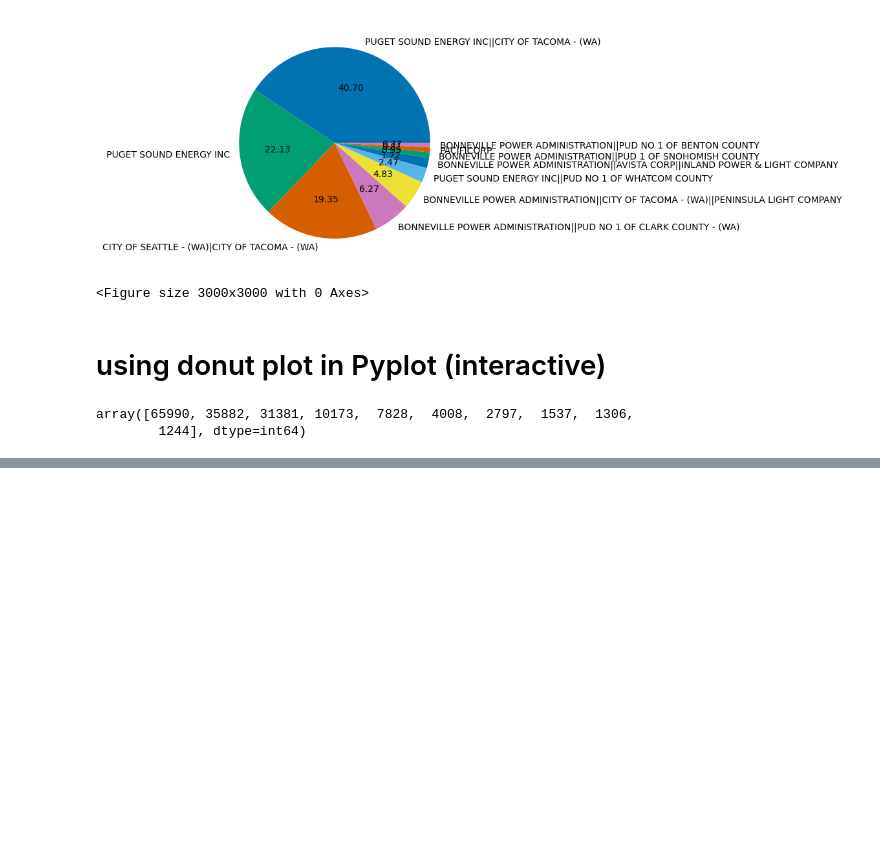
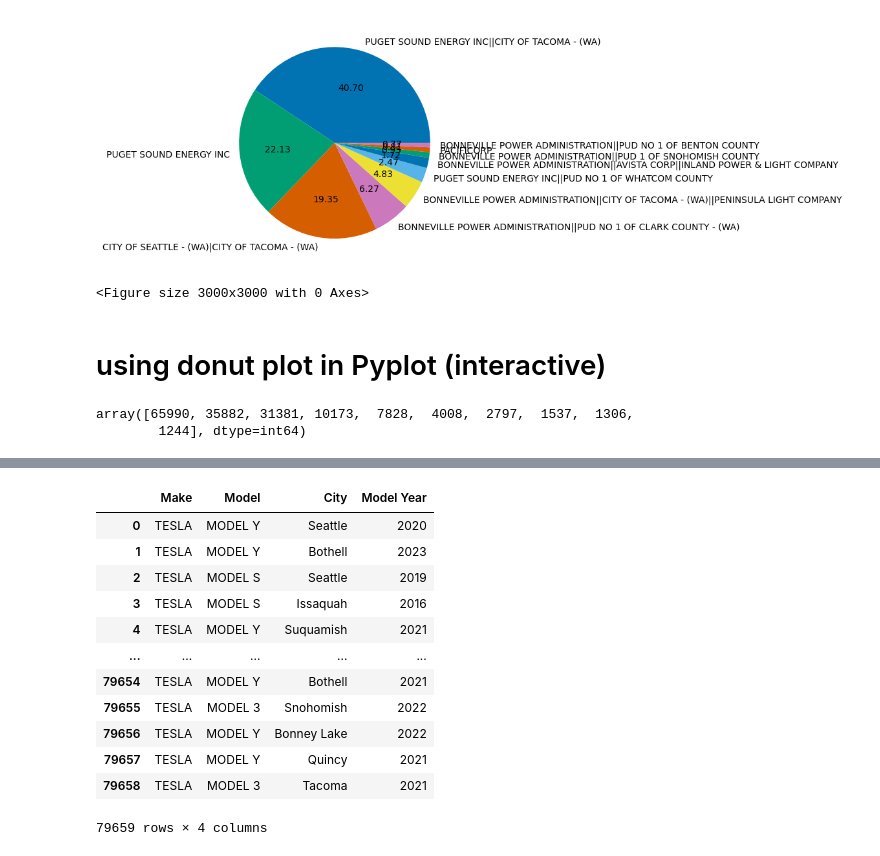
Before and after one commit to sshettyongit/EV_EDA_tesla, a Jupyter notebook: EV-EDA.ipynb, the cells around one changed output, grey strips where cells are left out. Saved outputs shown, nothing was run; the diff lists cells and outputs as text; code cells hidden in the pictures; blank space fills up the shorter version.

```diff
--- a/EV-EDA.ipynb
+++ b/EV-EDA.ipynb
@@ -173,0 +203,16 @@ fig.show()
+# %%
+tesladf
+# %% [output]
+|  | Make | Model | City | Model Year |
+| 0 | TESLA | MODEL Y | Seattle | 2020 |
+| 1 | TESLA | MODEL Y | Bothell | 2023 |
+| 2 | TESLA | MODEL S | Seattle | 2019 |
+| 3 | TESLA | MODEL S | Issaquah | 2016 |
+| 4 | TESLA | MODEL Y | Suquamish | 2021 |
+| ... | ... | ... | ... | ... |
+| 79654 | TESLA | MODEL Y | Bothell | 2021 |
+| 79655 | TESLA | MODEL 3 | Snohomish | 2022 |
+| 79656 | TESLA | MODEL Y | Bonney Lake | 2022 |
+| 79657 | TESLA | MODEL Y | Quincy | 2021 |
+| 79658 | TESLA | MODEL 3 | Tacoma | 2021 |
+79659 rows × 4 columns
```
Also changed, not shown: parts of 10 cells of this notebook.
